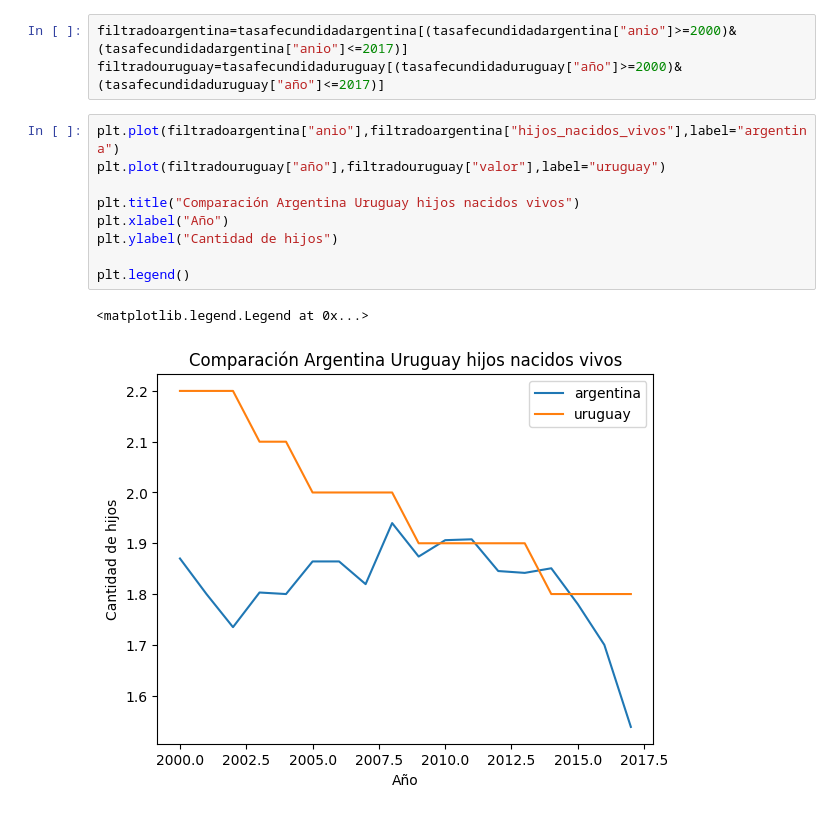
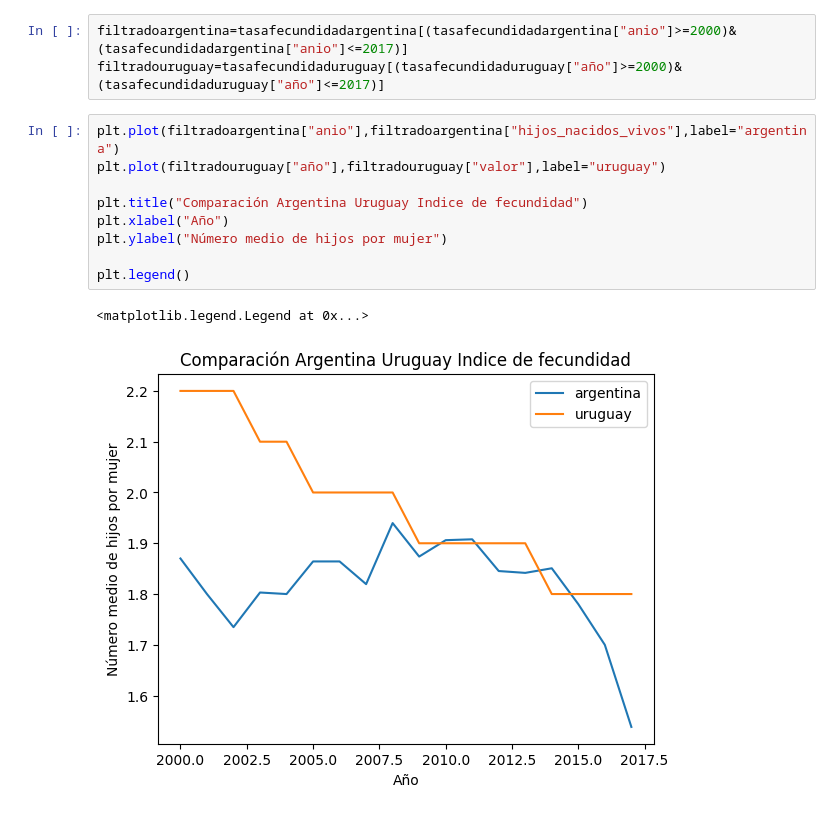
Before and after one commit to IGNACIO1071/PROYECTO-3, a Jupyter notebook: proyecto_3.ipynb, the cells around one changed output. Drawn from its saved outputs; the diff is of its cells as text.

```diff
--- a/proyecto_3.ipynb
+++ b/proyecto_3.ipynb
@@ -46,12 +46,12 @@ filtradouruguay=tasafecundidaduruguay[(tasafecundidaduruguay["año"]>=2000)&(tas
 # %%
 plt.plot(filtradoargentina["anio"],filtradoargentina["hijos_nacidos_vivos"],label="argentina")
 plt.plot(filtradouruguay["año"],filtradouruguay["valor"],label="uruguay")
 
-plt.title("Comparación Argentina Uruguay hijos nacidos vivos")
+plt.title("Comparación Argentina Uruguay Indice de fecundidad")
 plt.xlabel("Año")
-plt.ylabel("Cantidad de hijos")
+plt.ylabel("Número medio de hijos por mujer")
 
 plt.legend()
 # %% [output]
 <matplotlib.legend.Legend at 0x...>
-[figure, old version]
+[figure, new version]
```
